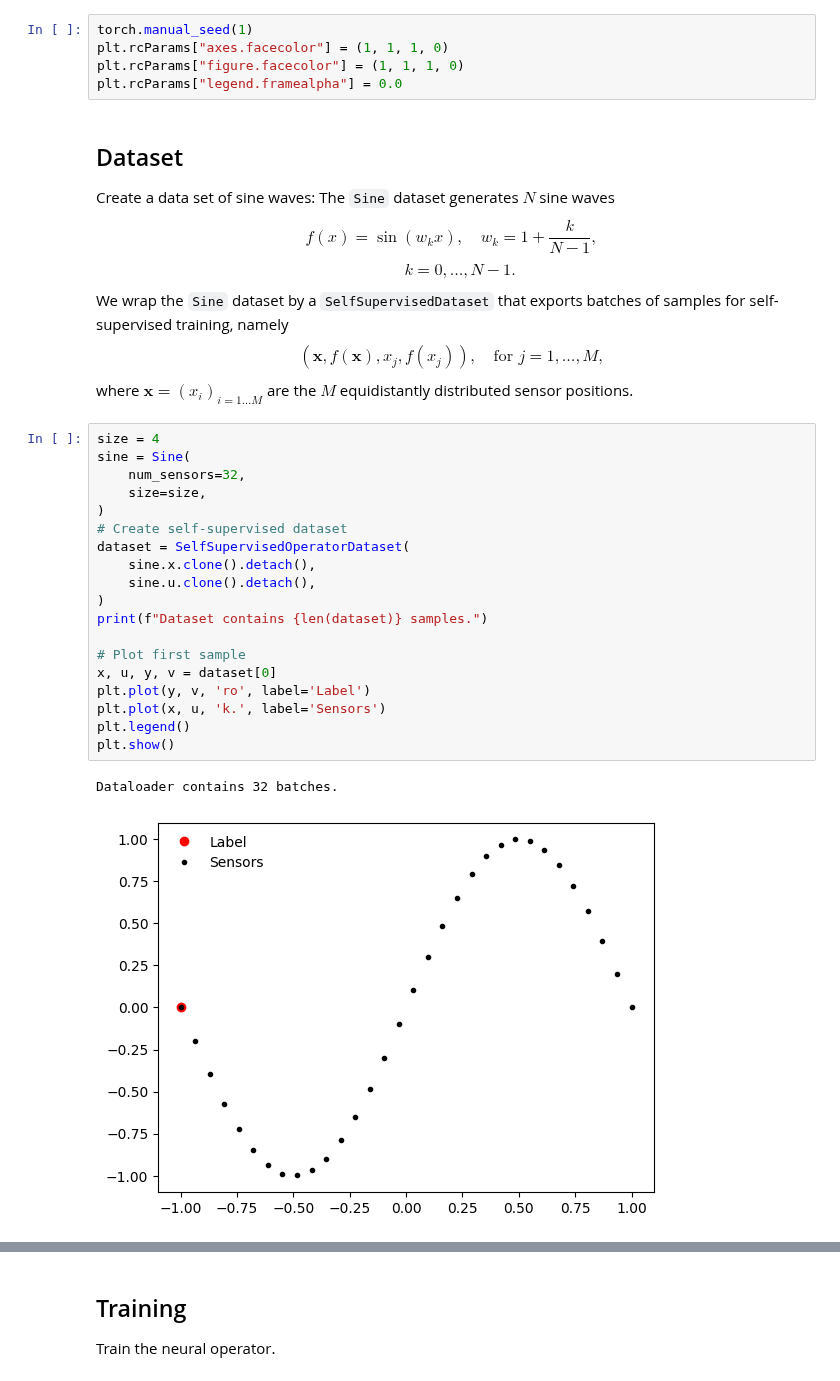
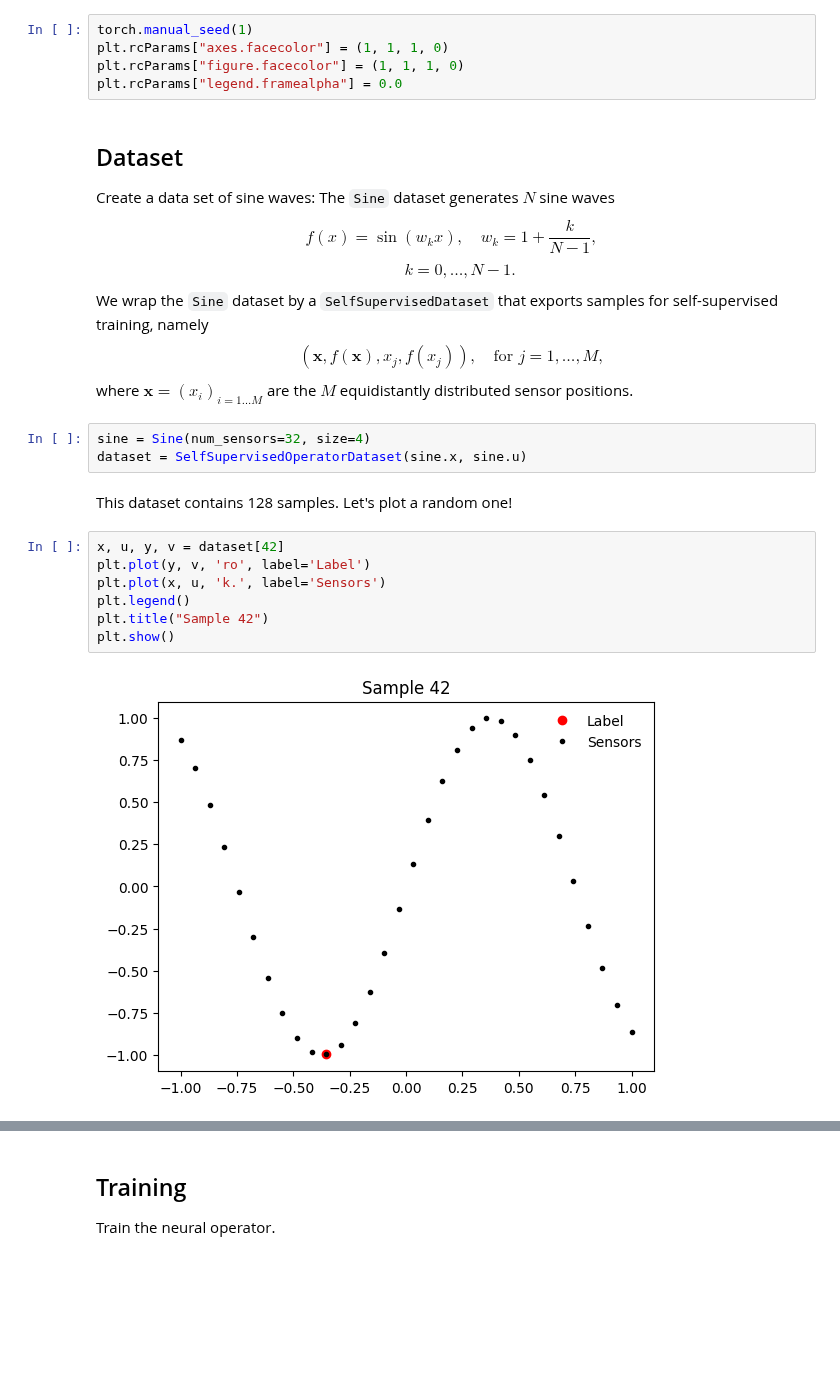
Before and after one commit to aai-institute/continuiti, a Jupyter notebook: examples/selfsupervised.ipynb, the cells around one changed output, grey strips where cells are left out. Cells and saved outputs as stored; diff of their text form; blank space fills up the shorter version.

```diff
--- a/examples/selfsupervised.ipynb
+++ b/examples/selfsupervised.ipynb
@@ -29,35 +27,27 @@ $$
 $$
 \quad k = 0, \dots, N-1.
 $$
-We wrap the `Sine` dataset by a `SelfSupervisedDataset` that exports batches
-of samples for self-supervised training, namely
+We wrap the `Sine` dataset by a `SelfSupervisedDataset` that exports samples
+for self-supervised training, namely
 $$
 \left(\mathbf{x}, f(\mathbf{x}), x_j, f(x_j)\right), \quad \text{for } j = 1, \dots, M,
 $$
 where $\mathbf{x} = (x_i)_{i=1 \dots M}$ are the $M$ equidistantly
 distributed sensor positions.
+# %%
+sine = Sine(num_sensors=32, size=4)
+dataset = SelfSupervisedOperatorDataset(sine.x, sine.u)
+# %% [markdown]
+This dataset contains 128 samples. Let's plot a random one!
 # %%
-size = 4
-sine = Sine(
-    num_sensors=32,
-    size=size,
-)
-# Create self-supervised dataset
-dataset = SelfSupervisedOperatorDataset(
-    sine.x.clone().detach(),
-    sine.u.clone().detach(),
-)
-print(f"Dataset contains {len(dataset)} samples.")
-
-# Plot first sample
-x, u, y, v = dataset[0]
+x, u, y, v = dataset[42]
 plt.plot(y, v, 'ro', label='Label')
 plt.plot(x, u, 'k.', label='Sensors')
 plt.legend()
+plt.title("Sample 42")
 plt.show()
 # %% [output]
-Dataloader contains 32 batches.
-[figure, old version]
+[figure, new version]
 # %% [markdown]
 ## Operator
 
```
Also changed, not shown: parts of 7 cells of this notebook.
